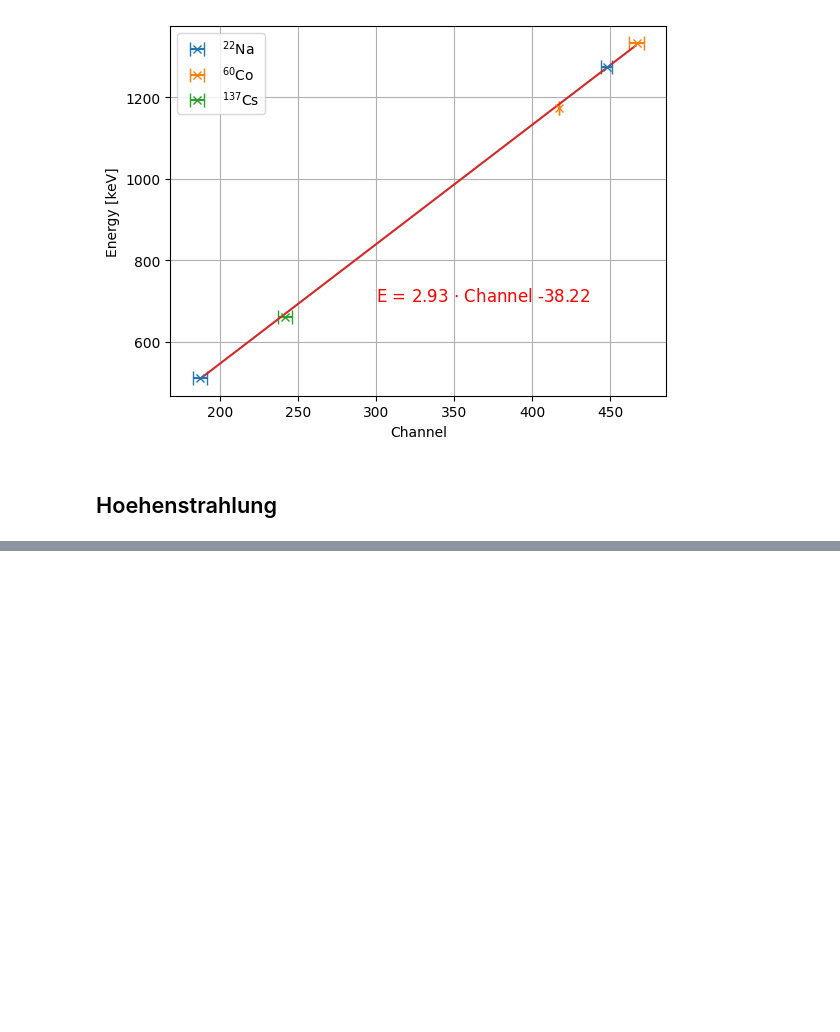
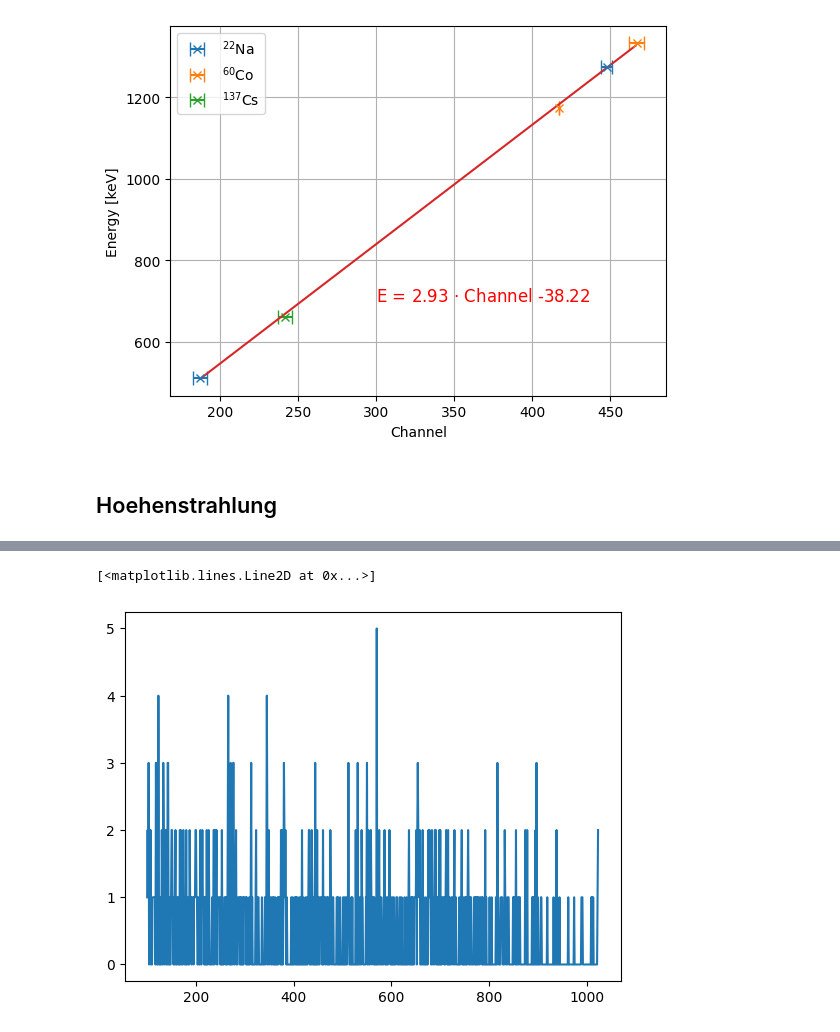
Before and after one commit to RombusBombus/AP3, a Jupyter notebook: RAD/RAD.ipynb, the cells around one changed output, grey strips where cells are left out. Cells and saved outputs as stored; diff of their text form; code cells hidden in the pictures; blank space fills up the shorter version.

```diff
--- a/RAD/RAD.ipynb
+++ b/RAD/RAD.ipynb
@@ -168,0 +210,6 @@ def e_channel(channel):
+# %%
+subset = calibration.iloc[100:]
+plt.plot(subset.index, subset, label="Kalibrierung")
+# %% [output]
+[<matplotlib.lines.Line2D at 0x...>]
+[figure, added]
```
Also changed, not shown: parts of 4 cells of this notebook, 1 other file.
